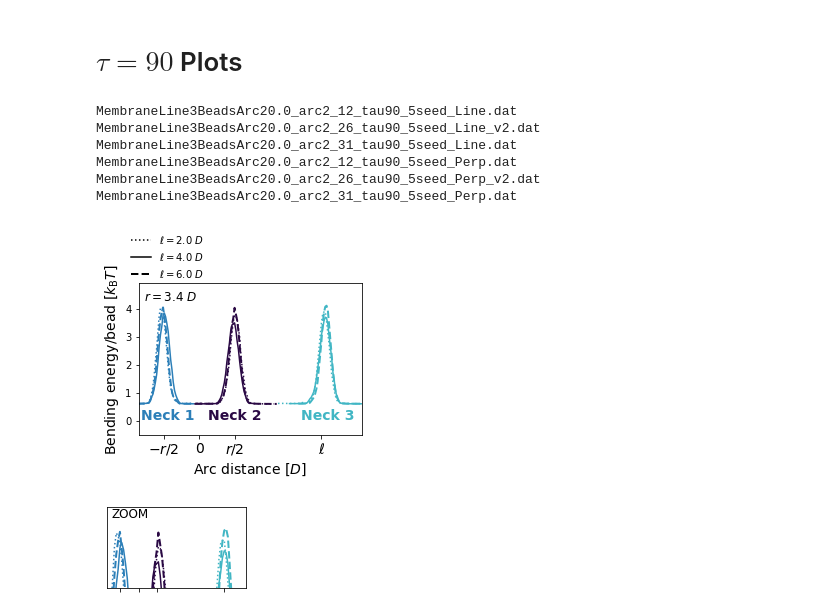
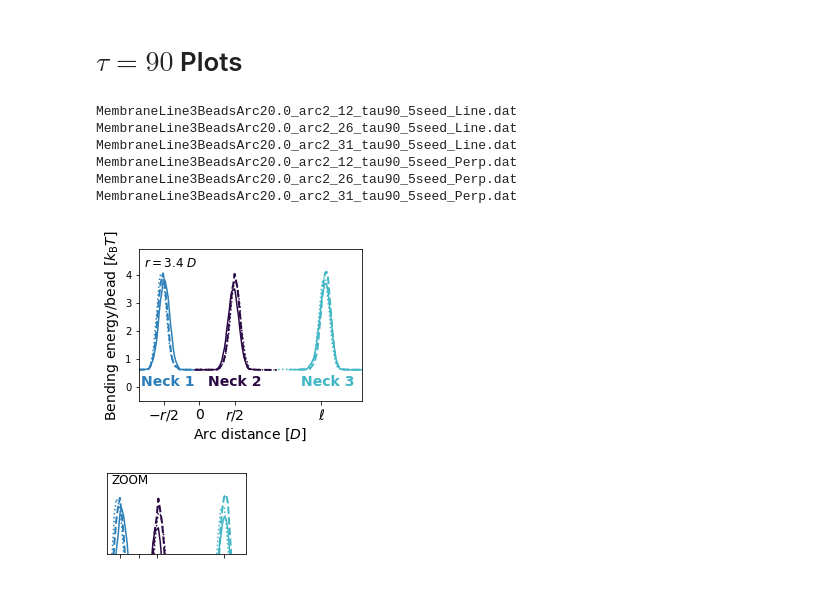
Before and after one commit to Billie1717/3ColloidsProject, a Jupyter notebook: Data_and_Figures/3Bead_neck/PlottingMemLine.ipynb, the cells around one changed output. Saved outputs shown, nothing was run; the diff lists cells and outputs as text; code cells hidden in the pictures.

```diff
--- a/Data_and_Figures/3Bead_neck/PlottingMemLine.ipynb
+++ b/Data_and_Figures/3Bead_neck/PlottingMemLine.ipynb
@@ -114,10 +114,10 @@ phiFact=0.3
 for d in range(2):
     for a2 in range(3):
         #a2 = a22+1
-        if a2 ==1:
-            fname  = 'MembraneLine3BeadsArc'+str(arc1[a])+'_arc2_'+str(arc2[a2])+'_tau90_5seed_'+str(dats[d])+'_v2.dat'
-        else:
-            fname  = 'MembraneLine3BeadsArc'+str(arc1[a])+'_arc2_'+str(arc2[a2])+'_tau90_5seed_'+str(dats[d])+'.dat' #
+        #if a2 ==1:
+        #    fname  = 'MembraneLine3BeadsArc'+str(arc1[a])+'_arc2_'+str(arc2[a2])+'_tau90_5seed_'+str(dats[d])+'.dat'
+        #else:
+        fname  = 'MembraneLine3BeadsArc'+str(arc1[a])+'_arc2_'+str(arc2[a2])+'_tau90_5seed_'+str(dats[d])+'.dat' #
         #fname  = 'MembraneLine2BeadsArc'+str(arc1[a])+'_v1.dat'
         #fname  = 'MembraneLine2BeadsArc'+str(arc1[a])+'_Tsm.dat'
         print(fname)
@@ -191,37 +191,38 @@ ax.text(-0.55,4.3,'$r=3.4~D$', fontsize = 12) #0.9,0.05
 ax.set_xlim([-0.6,1.6])
 ax.set_xticks([-0.35,0,0.35,1.2]) #1.1
 ax.set_xticklabels([r'$-r/2$','0',r'$r/2$',r'$\ell$'],fontsize = 14)
 ax.set_ylim([-0.5,4.9])
 ax.set_ylabel(r"Bending energy/bead [$k_{\mathrm{B}}T$]", fontsize = 14)
 #ax.legend(frameon=False,loc = [0.45,0.70])
-ax.legend(frameon=False,loc = [-0.05,1.])
+#ax.legend(frameon=False,loc = [-0.05,1.])
 fig.subplots_adjust(top = 0.75)
 fig.subplots_adjust(bottom = 0.15)
 #ax2.text(-0.58,0.05,'Neck 1', color = clrs[0], fontsize = 14, fontweight = 'bold')
 #ax2.text(0.08,0.05,'Neck 2', color = clrs[1], fontsize = 14, fontweight = 'bold')
 #ax2.text(1.,0.05,'Neck 3', color = clrs[2], fontsize = 14, fontweight = 'bold') #0.9,0.05
 #ax2.text(-1.4,4.3,'$r=3.4$', fontsize = 12) #0.9,0.05
 ax2.text(-1.4,4.3,'ZOOM', fontsize = 12) #0.9,0.05
 ax2.set_xlim([-1.5,1.7])
 ax2.set_xticks([-1.2,-0.75,-0.35,1.2]) #1.1
 #ax2.set_xticklabels([r'$-r/2$','0',r'$r/2$',r'$\ell$'],fontsize = 14)
 ax2.set_xticklabels([r'','',r'',r''],fontsize = 14)
 ax2.set_ylim([3,4.5])
 ax2.set_yticks([])
 ax.set_xlabel('Arc distance [$D$]',fontsize = 14)
 
 #ax2.set_ylabel(r"Bending energy/bead [$k_{\mathrm{B}}T$]", fontsize = 14)
 #ax2.legend(frameon=False,loc = [0.38,0.65])
 fname = "Tau90_r3.4_ll2_4_6bl_leg.pdf"
+fname = "Tau90_r3.4_ll2_4_6bl.pdf"
 fig.savefig(plotsdir+fname)
-#fname2 = "Tau90_r3.4_ll2_4_6_zoombl_leg.pdf"
-#fig2.savefig(plotsdir+fname2)
+fname2 = "Tau90_r3.4_ll2_4_6_zoombl_leg.pdf"
+fig2.savefig(plotsdir+fname2)
 # %% [output]
 MembraneLine3BeadsArc20.0_arc2_12_tau90_5seed_Line.dat
-MembraneLine3BeadsArc20.0_arc2_26_tau90_5seed_Line_v2.dat
+MembraneLine3BeadsArc20.0_arc2_26_tau90_5seed_Line.dat
 MembraneLine3BeadsArc20.0_arc2_31_tau90_5seed_Line.dat
 MembraneLine3BeadsArc20.0_arc2_12_tau90_5seed_Perp.dat
-MembraneLine3BeadsArc20.0_arc2_26_tau90_5seed_Perp_v2.dat
+MembraneLine3BeadsArc20.0_arc2_26_tau90_5seed_Perp.dat
 MembraneLine3BeadsArc20.0_arc2_31_tau90_5seed_Perp.dat
-[figure, old version]
+[figure, new version]
 [figure]
```
Also changed, not shown: parts of 1 cell of this notebook, 22 other files.
